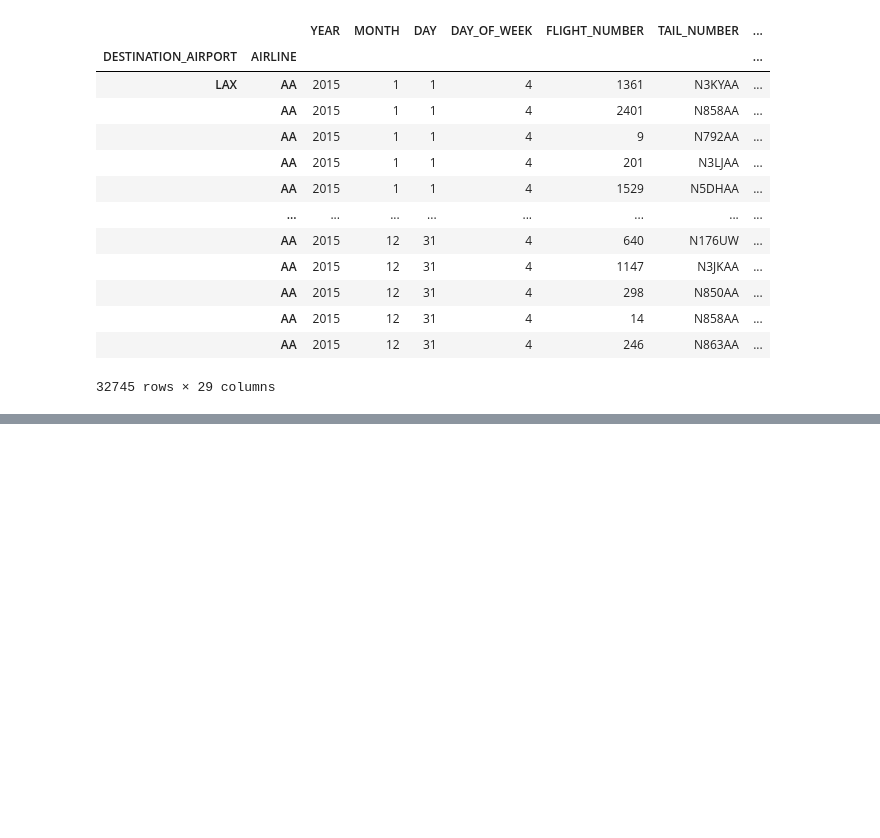
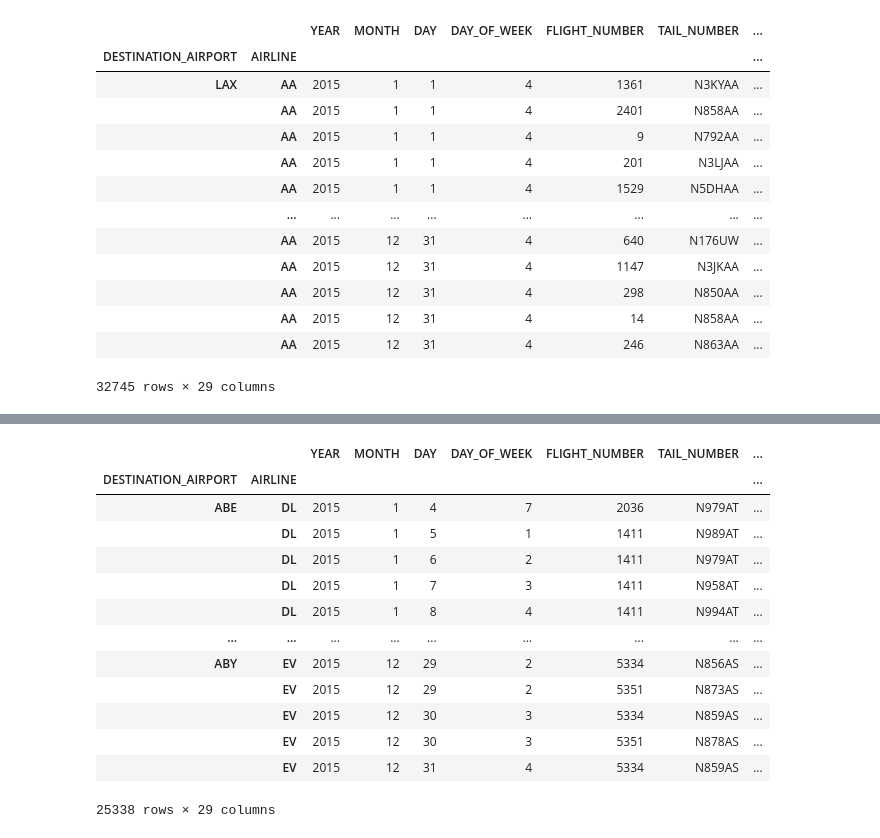
Before and after one commit to mlobf/new_pandas_course, a Jupyter notebook: 07AdvancedTopic/intro.ipynb, the cells around one changed output, grey strips where cells are left out. Saved outputs shown, nothing was run; the diff lists cells and outputs as text; code cells hidden in the pictures; blank space fills up the shorter version.

```diff
--- a/07AdvancedTopic/intro.ipynb
+++ b/07AdvancedTopic/intro.ipynb
@@ -98,0 +134,17 @@ df.loc[("LAX","AA")]
+# %%
+df_int.loc[("ABE","AA"):("ABZ","MM")]
+# %% [output]
+|  |  | YEAR | MONTH | DAY | DAY_OF_WEEK | FLIGHT_NUMBER | TAIL_NUMBER | ... |
+| DESTINATION_AIRPORT | AIRLINE |  |  |  |  |  |  | ... |
+| ABE | DL | 2015 | 1 | 4 | 7 | 2036 | N979AT | ... |
+|  | DL | 2015 | 1 | 5 | 1 | 1411 | N989AT | ... |
+|  | DL | 2015 | 1 | 6 | 2 | 1411 | N979AT | ... |
+|  | DL | 2015 | 1 | 7 | 3 | 1411 | N958AT | ... |
+|  | DL | 2015 | 1 | 8 | 4 | 1411 | N994AT | ... |
+| ... | ... | ... | ... | ... | ... | ... | ... | ... |
+| ABY | EV | 2015 | 12 | 29 | 2 | 5334 | N856AS | ... |
+|  | EV | 2015 | 12 | 29 | 2 | 5351 | N873AS | ... |
+|  | EV | 2015 | 12 | 30 | 3 | 5334 | N859AS | ... |
+|  | EV | 2015 | 12 | 30 | 3 | 5351 | N878AS | ... |
+|  | EV | 2015 | 12 | 31 | 4 | 5334 | N859AS | ... |
+25338 rows × 29 columns
```
Also changed, not shown: parts of 5 cells of this notebook.
